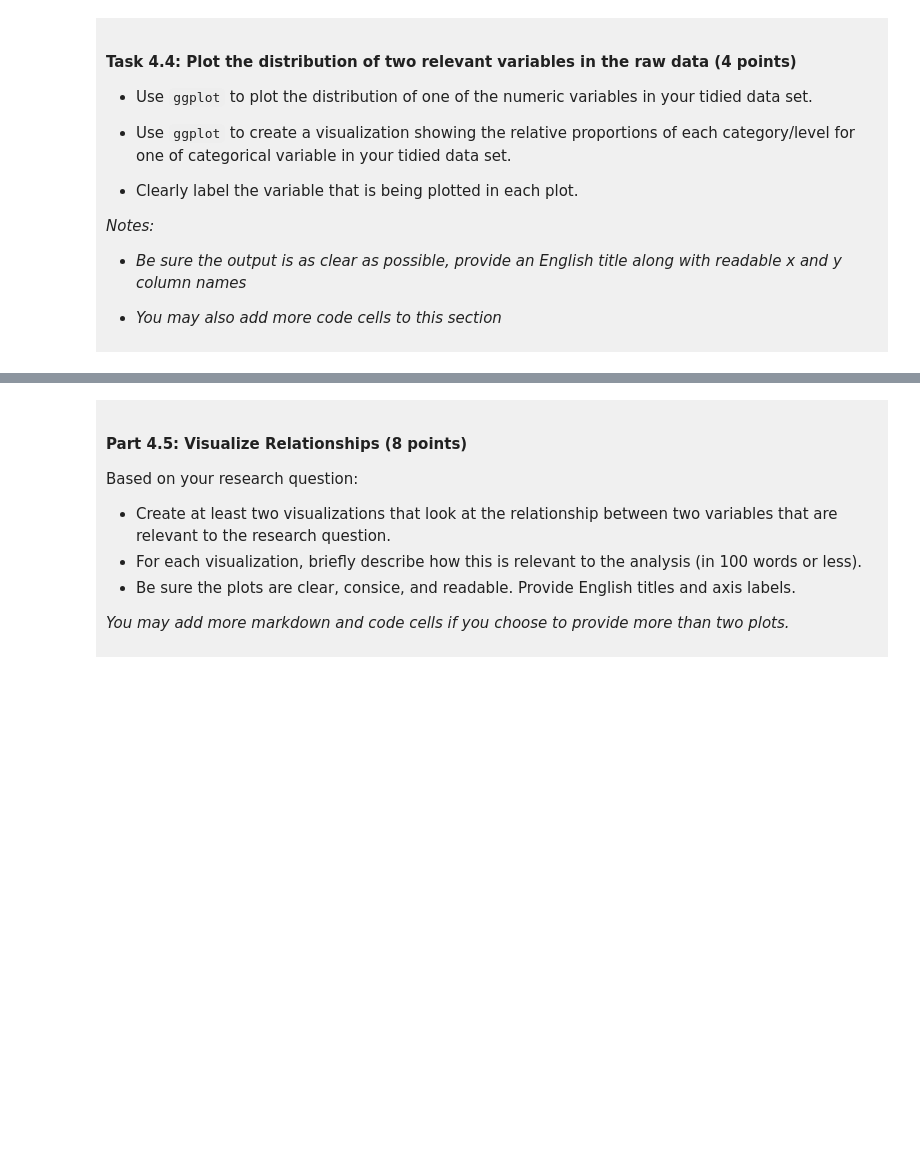
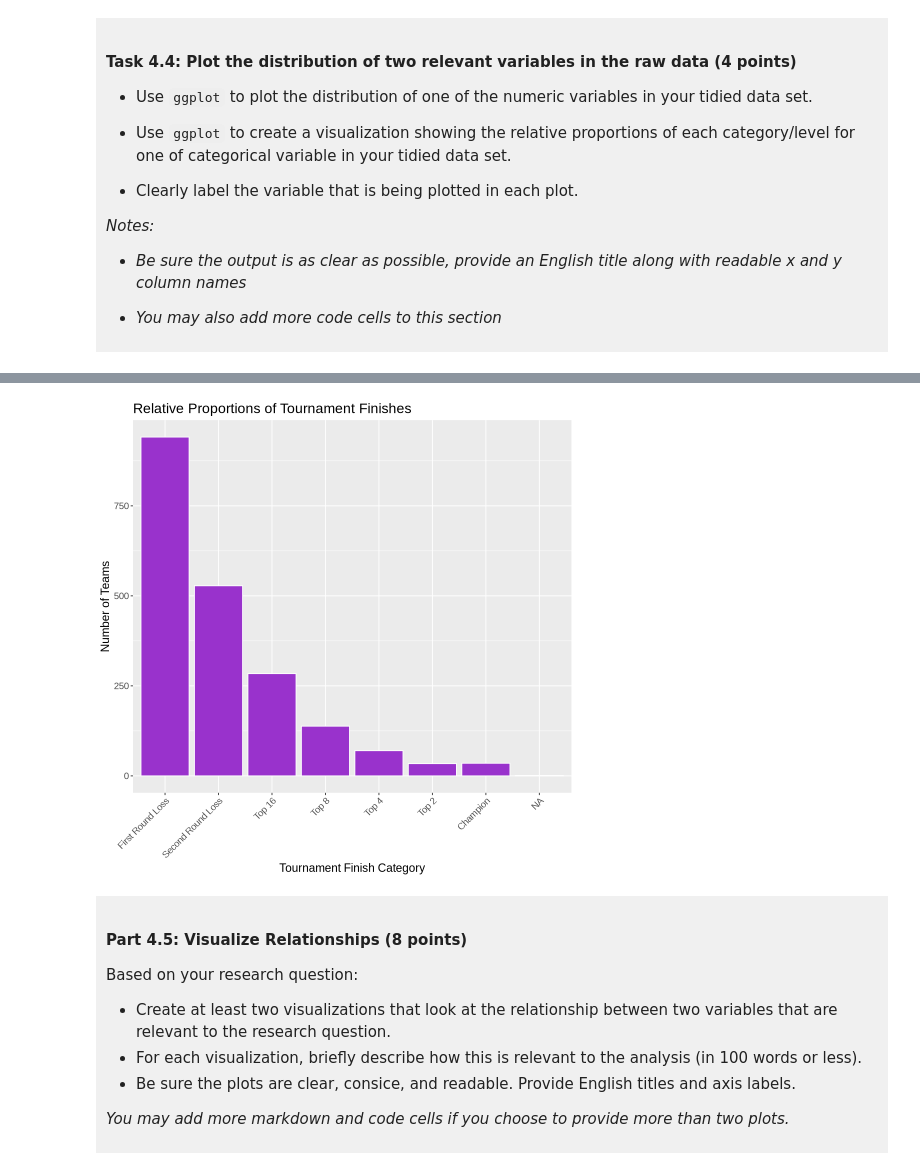
Before and after one commit to kaysxr/dsci-100-project-kayser-lally, a Jupyter notebook: dsci-100-project-notebook.ipynb, the cells around one changed output, grey strips where cells are left out. Drawn from its saved outputs; the diff is of its cells as text; code cells hidden in the pictures; blank space fills up the shorter version.

```diff
--- a/dsci-100-project-notebook.ipynb
+++ b/dsci-100-project-notebook.ipynb
@@ -302,5 +351,24 @@ You will refine your research question (if needed) and produce a tidy data set.
 # %%
-### EDIT THIS CODE CELL FOR PLOT 2 ###
+options(repr.plot.width = 8, repr.plot.height = 8) # set display dimensions
+
+# tourney_finish is a column that contains categorical data.
+finish_category_plot <- ggplot(tidied_bball_data, aes(x = fct_recode(tourney_finish, # rename variables to make plot more readable
+                                             "First Round Loss" = "first_round_loss",
+                                             "Second Round Loss" = "second_round_loss",
+                                             "Top 16" = "top_16_loss",
+                                             "Top 8" = "top_8_loss",
+                                             "Top 4" = "top_4_loss",
+                                             "Top 2" = "top_2_loss",
+                                             "Champion" = "champ"))) +
+    geom_bar(fill = "darkorchid", colour = "white") + # add colour!
+    labs(title = "Relative Proportions of Tournament Finishes", # add human-readable labels
+         x = "Tournament Finish Category",
+         y = "Number of Teams") +
+    theme(axis.text.x = element_text(angle = 45, hjust = 1), text = element_text(size = 14)) # adjust text size and tilt category names
+
+finish_category_plot
+# %% [output]
+[figure, added]
 # %% [markdown]
 <div style="background-color: #f0f0f0; padding: 10px;">
 
```
Also changed, not shown: parts of 13 cells of this notebook.
